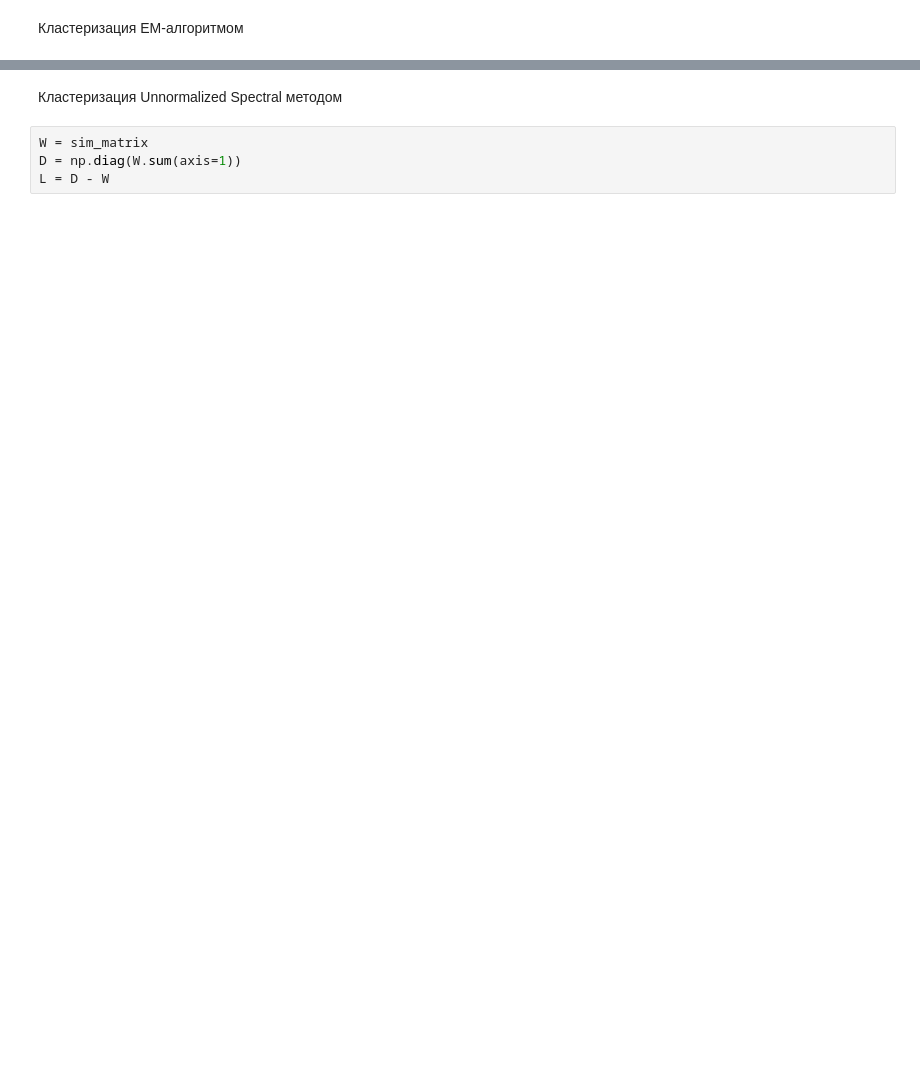
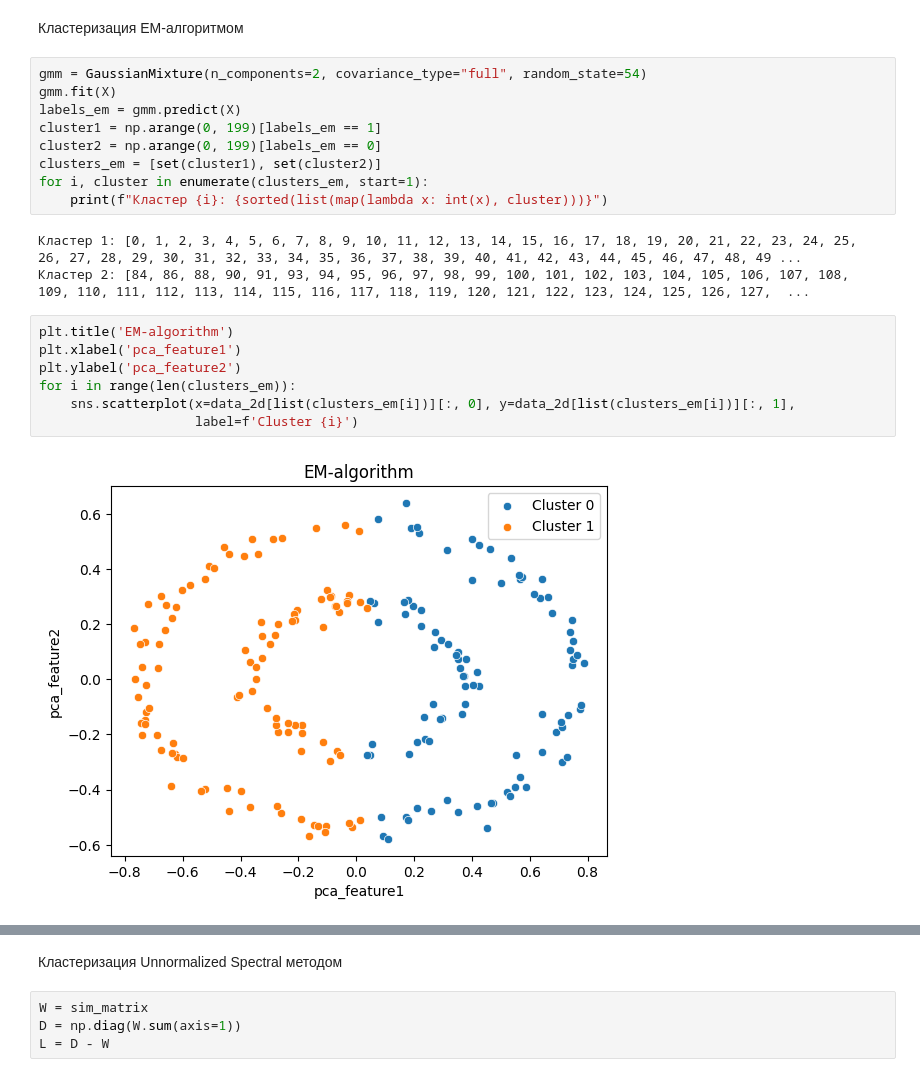
Before and after one commit to a13xbb/data-analysis-labs-mag, a Jupyter notebook: lab2/main.ipynb, the cells around one changed output, grey strips where cells are left out. Saved outputs shown, nothing was run; the diff lists cells and outputs as text; blank space fills up the shorter version.

```diff
--- a/lab2/main.ipynb
+++ b/lab2/main.ipynb
@@ -213,4 +247,25 @@ for i in range(len(clusters_kmeans)):
 # %% [markdown]
 Кластеризация EM-алгоритмом
+# %%
+gmm = GaussianMixture(n_components=2, covariance_type="full", random_state=54)
+gmm.fit(X)
+labels_em = gmm.predict(X)
+cluster1 = np.arange(0, 199)[labels_em == 1]
+cluster2 = np.arange(0, 199)[labels_em == 0]
+clusters_em = [set(cluster1), set(cluster2)]
+for i, cluster in enumerate(clusters_em, start=1):
+    print(f"Кластер {i}: {sorted(list(map(lambda x: int(x), cluster)))}")
+# %% [output]
+Кластер 1: [0, 1, 2, 3, 4, 5, 6, 7, 8, 9, 10, 11, 12, 13, 14, 15, 16, 17, 18, 19, 20, 21, 22, 23, 24, 25, 26, 27, 28, 29, 30, 31, 32, 33, 34, 35, 36, 37, 38, 39, 40, 41, 42, 43, 44, 45, 46, 47, 48, 49 ...
+Кластер 2: [84, 86, 88, 90, 91, 93, 94, 95, 96, 97, 98, 99, 100, 101, 102, 103, 104, 105, 106, 107, 108, 109, 110, 111, 112, 113, 114, 115, 116, 117, 118, 119, 120, 121, 122, 123, 124, 125, 126, 127,  ...
+# %%
+plt.title('EM-algorithm')
+plt.xlabel('pca_feature1')
+plt.ylabel('pca_feature2')
+for i in range(len(clusters_em)):
+    sns.scatterplot(x=data_2d[list(clusters_em[i])][:, 0], y=data_2d[list(clusters_em[i])][:, 1],
+                    label=f'Cluster {i}')
+# %% [output]
+[figure, added]
 # %%
 gmm = GaussianMixture(n_components=2, covariance_type="full", random_state=54)
```
Also changed, not shown: parts of 29 cells of this notebook.
